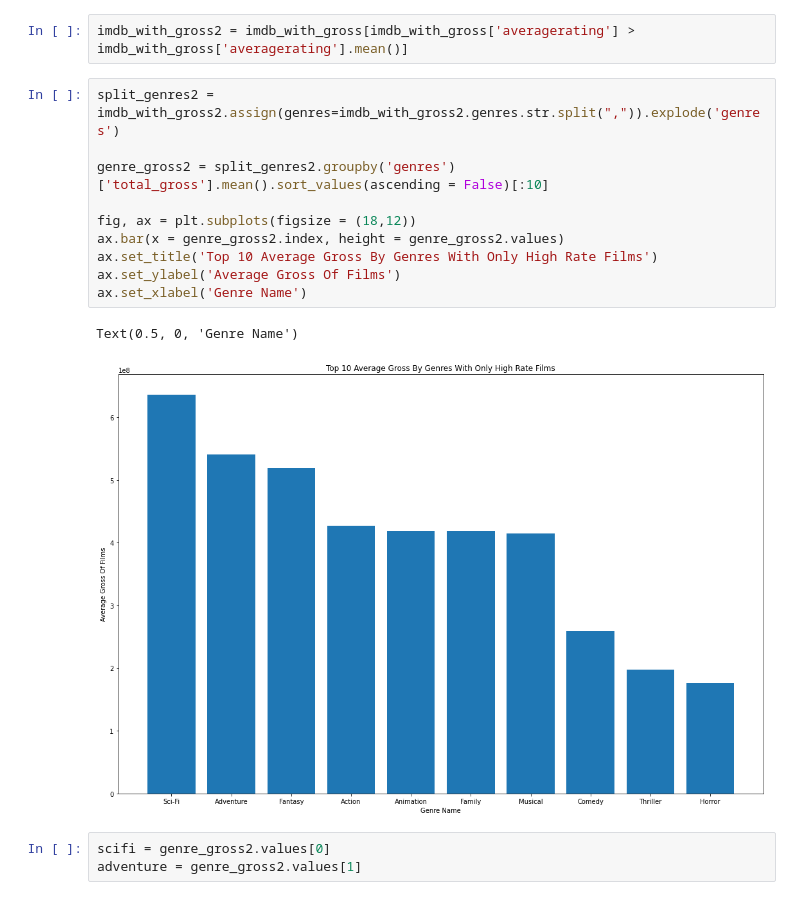
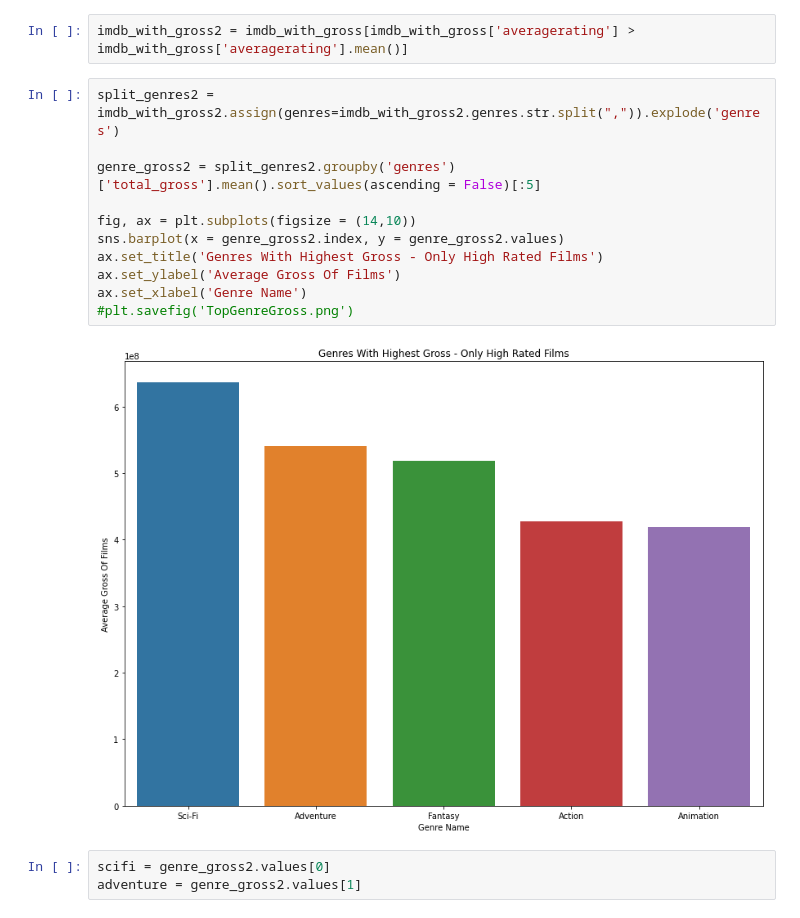
Before and after one commit to lperconti/Phase-One-Project---Lenore-Kelsey-Drew, a Jupyter notebook: kelsey_lane.ipynb, the cells around one changed output. Drawn from its saved outputs; the diff is of its cells as text.

```diff
--- a/kelsey_lane.ipynb
+++ b/kelsey_lane.ipynb
@@ -643,16 +685,16 @@ imdb_with_gross2 = imdb_with_gross[imdb_with_gross['averagerating'] > imdb_with_
 # %%
 split_genres2 = imdb_with_gross2.assign(genres=imdb_with_gross2.genres.str.split(",")).explode('genres')
 
-genre_gross2 = split_genres2.groupby('genres')['total_gross'].mean().sort_values(ascending = False)[:10]
+genre_gross2 = split_genres2.groupby('genres')['total_gross'].mean().sort_values(ascending = False)[:5]
 
-fig, ax = plt.subplots(figsize = (18,12))
-ax.bar(x = genre_gross2.index, height = genre_gross2.values)
-ax.set_title('Top 10 Average Gross By Genres With Only High Rate Films')
+fig, ax = plt.subplots(figsize = (14,10))
+sns.barplot(x = genre_gross2.index, y = genre_gross2.values)
+ax.set_title('Genres With Highest Gross - Only High Rated Films')
 ax.set_ylabel('Average Gross Of Films')
 ax.set_xlabel('Genre Name')
+#plt.savefig('TopGenreGross.png')
 # %% [output]
-Text(0.5, 0, 'Genre Name')
-[figure, old version]
+[figure, new version]
 # %%
 scifi = genre_gross2.values[0]
 adventure = genre_gross2.values[1]
```
Also changed, not shown: parts of 23 cells of this notebook.
